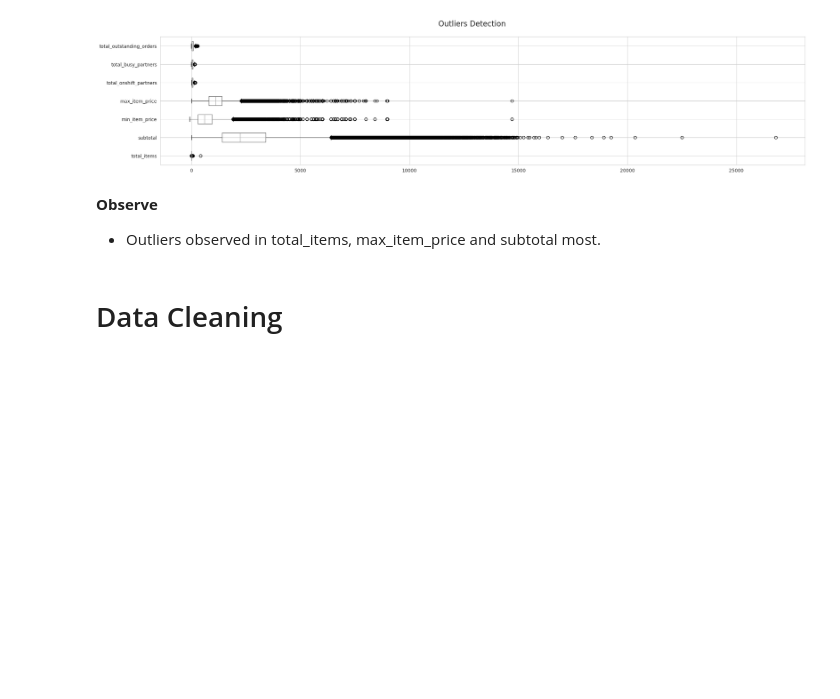
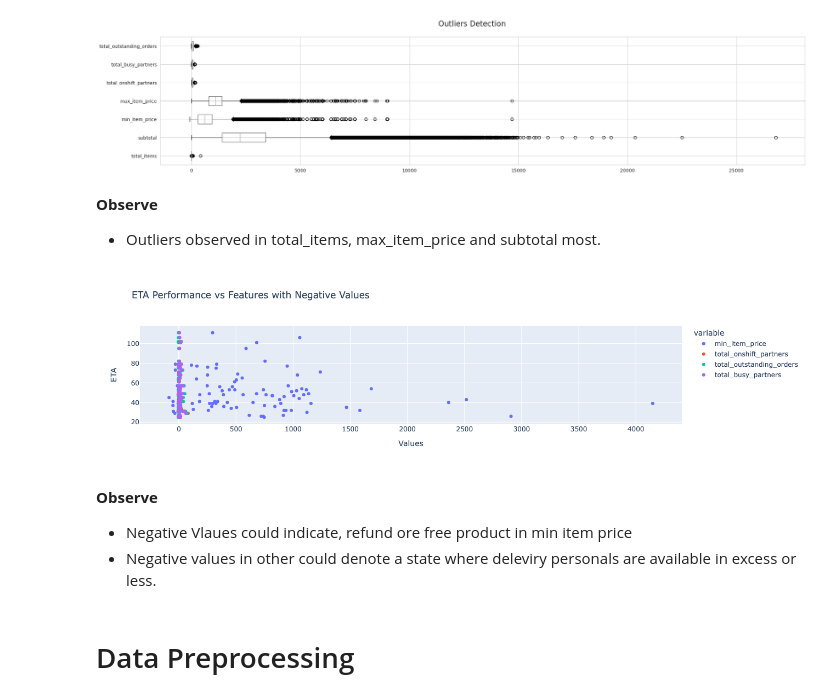
Before and after one commit to gitbharrat/delivery_time_nn, a Jupyter notebook: notebook/delivery_time_estimation.ipynb, the cells around one changed output. Saved outputs shown, nothing was run; the diff lists cells and outputs as text; code cells hidden in the pictures; blank space fills up the shorter version.

```diff
--- a/notebook/delivery_time_estimation.ipynb
+++ b/notebook/delivery_time_estimation.ipynb
@@ -463,5 +487,25 @@ plt.show()
 # %% [markdown]
 **Observe**
 - Outliers observed in total_items, max_item_price and subtotal most.
+# %%
+from pyspark.sql.functions import col
+import plotly.express as px
+
+negative_cols = ['min_item_price','total_onshift_partners','total_outstanding_orders','total_busy_partners']
+
+negative_pd_df = df.filter( (col('min_item_price')<0) | (col('total_onshift_partners')<0)  | (col('total_outstanding_orders')<0)
+          | (col('total_busy_partners')<0)  ).select(*negative_cols+['eta']).dropna().toPandas()
+
+melted_df = negative_pd_df.melt(id_vars=['eta'], value_vars=negative_cols, var_name='variable', value_name='value')
+
+fig = px.scatter(melted_df, x='value', y='eta',color='variable',title='ETA Performance vs Features with Negative Values')
+fig.update_layout(xaxis_title='Values', yaxis_title='ETA')
+fig.show()
+# %% [output]
+[figure, added]
+# %% [markdown]
+**Observe**
+- Negative Vlaues could indicate, refund ore free product in min item price
+- Negative values in other could denote a state where deleviry personals are available in excess or less.
 # %% [markdown]
-# Data Cleaning
+# Data Preprocessing
```
Also changed, not shown: parts of 8 cells of this notebook.
